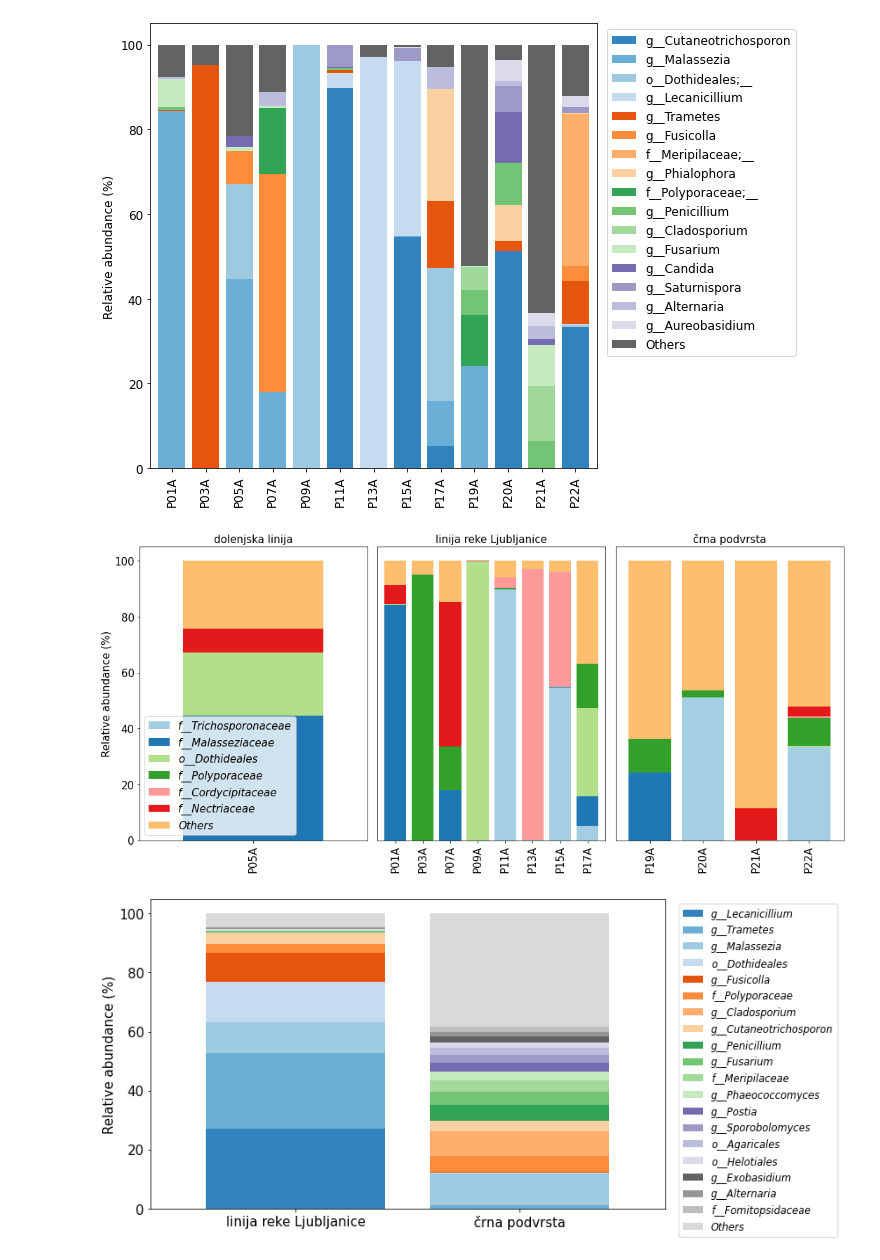
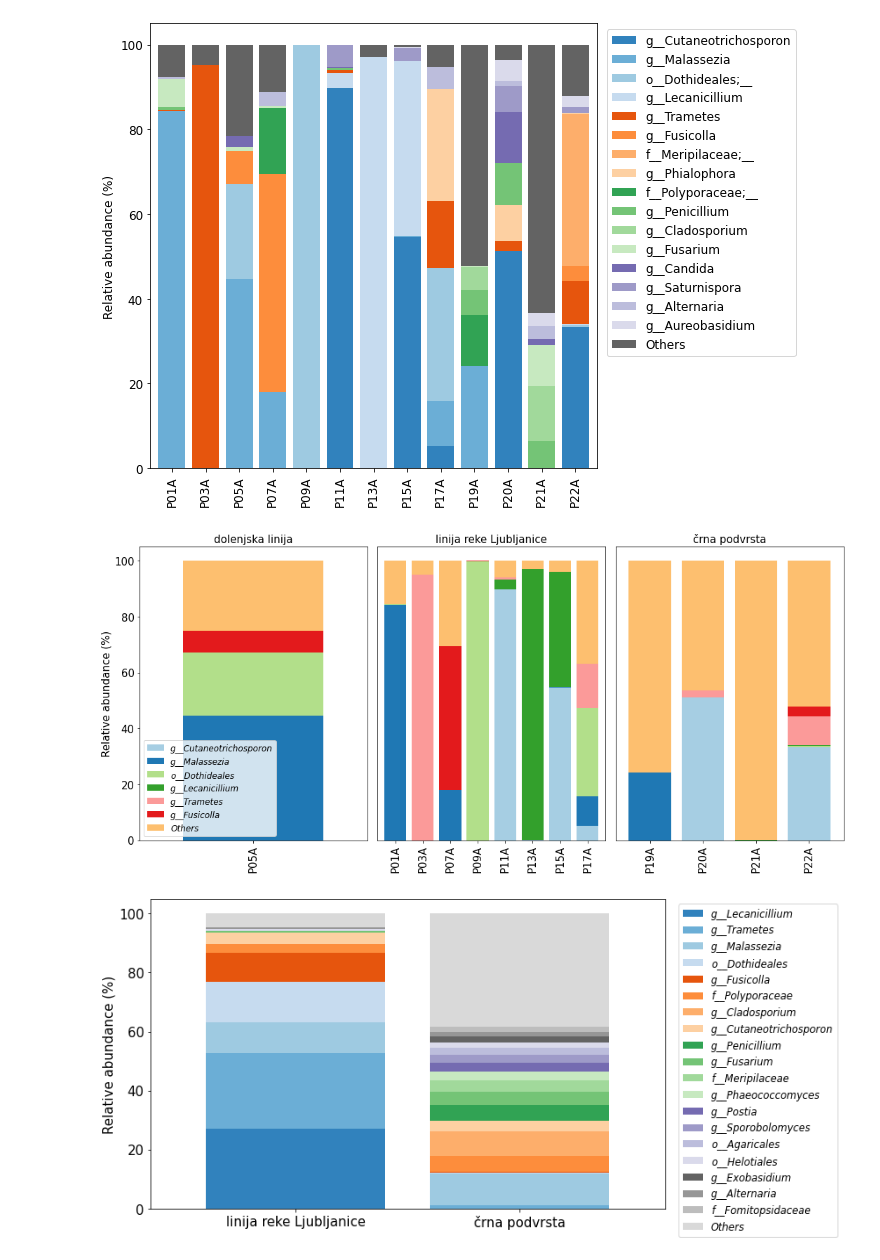
Before and after one commit to nezapajek/proteus-skin-microbiome, a Jupyter notebook: fungi/02_taxonomic-analysis.ipynb, the cells around one changed output. Cells and saved outputs as stored; diff of their text form; code cells hidden in the pictures.

```diff
--- a/fungi/02_taxonomic-analysis.ipynb
+++ b/fungi/02_taxonomic-analysis.ipynb
@@ -490,37 +426,37 @@ plt.savefig('./results/proteus_all_16taxa.png')
 # %%
 fig, axes = plt.subplots(1, 3, figsize=(15, 7))
 
 groups = ['dolenjska linija', 'linija reke Ljubljanice', 'črna podvrsta']
-kwargs = dict(level=5, count=7, sort_by_mean2=False)
+kwargs = dict(level=6, count=7, sort_by_mean2=False)
 
 for i, group in enumerate(groups):
     dokdo.taxa_abundance_bar_plot(
         taxa_bar_plot,
         ax=axes[i],
         include_samples={'population': [group]},
         cmap_name='Paired',
         legend_short=True,
         legend=True if i == 0 else False,
         **kwargs # da razbije dictionary se uporabi **
     )
     if i != 0:
         axes[i].get_yaxis().set_visible(False)
     axes[i].set_title(group)
 
 # custom properties
 for idx, ax in enumerate(axes):
     ax.tick_params(axis='x', labelrotation = 90, labelsize=15)  # reset rotation
     ax.tick_params(axis='y', labelsize=15)
     ax.yaxis.label.set_size(15)
     ax.title.set_size(15)
 
     if idx == 0:
-        ax.legend(prop={'size': 15, 'style': 'italic'})
+        ax.legend(prop={'size': 12, 'style': 'italic'})
 
 plt.tight_layout()
-plt.savefig('./results/fungi-all-single-populations.png')
+plt.savefig('./results/proteus_all_populations_fungi.png')
 # %% [output]
-[figure, old version]
+[figure, new version]
 # %%
 fig, [ax1, ax2] = plt.subplots(1, 2, figsize=(12, 6), gridspec_kw={'width_ratios': [9, 1]})
 
```
Also changed, not shown: parts of 18 cells of this notebook, 32 other files.
